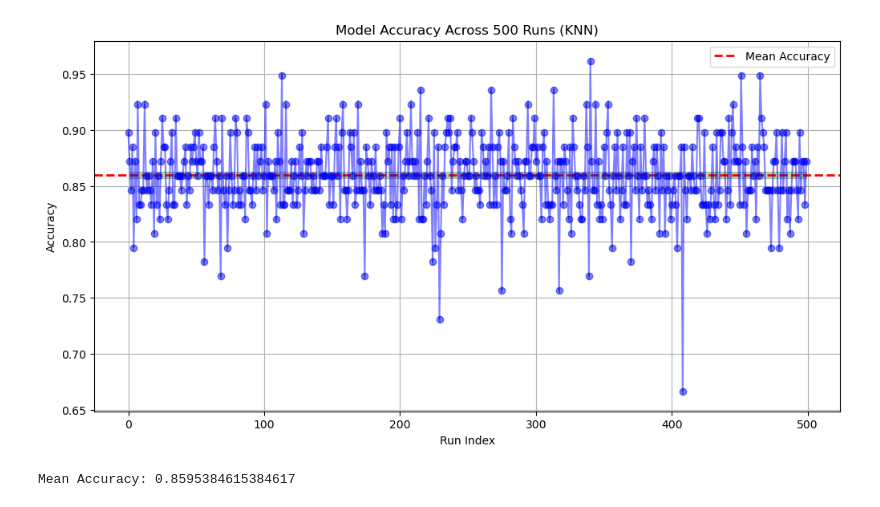
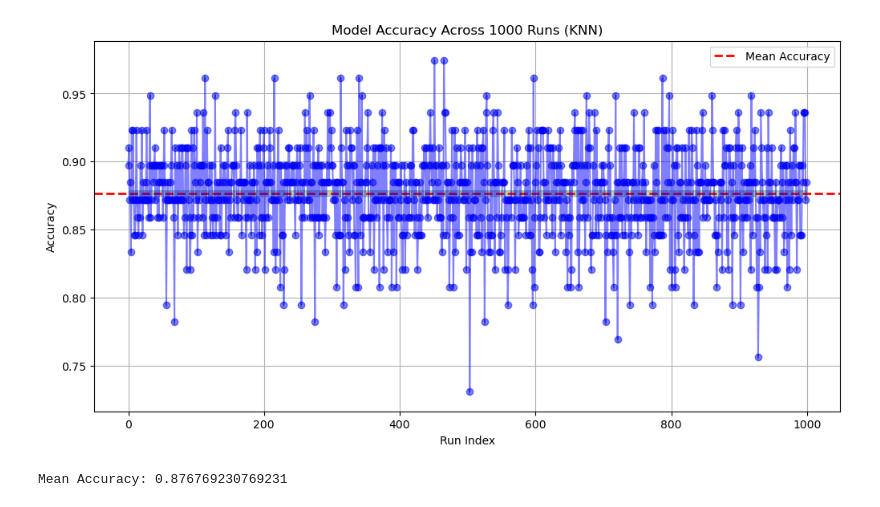
Before and after one commit to mark-earl/AML-PRJ3, a Jupyter notebook: src/knn.ipynb, the cells around one changed output. Saved outputs shown, nothing was run; the diff lists cells and outputs as text; code cells hidden in the pictures.

```diff
--- a/src/knn.ipynb
+++ b/src/knn.ipynb
@@ -51,10 +51,10 @@ X = test[["Gender", "Age", "Sleep Duration", "Quality of Sleep", "Physical Activ
 y = test['Sleep Disorder']
 
 # Number of neighbors
-k = 25
+k = 6
 
 # Number of parallel runs
-n_runs = 500
+n_runs = 1000
 
 # Function to train and evaluate the Gradient Boosting model
 def train_and_evaluate_model(seed):
@@ -110,2 +110,2 @@ print(f"Mean Accuracy: {mean_accuracy}")
-[figure, old version]
+[figure, new version]
-Mean Accuracy: 0.8595384615384617
+Mean Accuracy: 0.876769230769231
```
Also changed, not shown: parts of 3 cells of this notebook.
